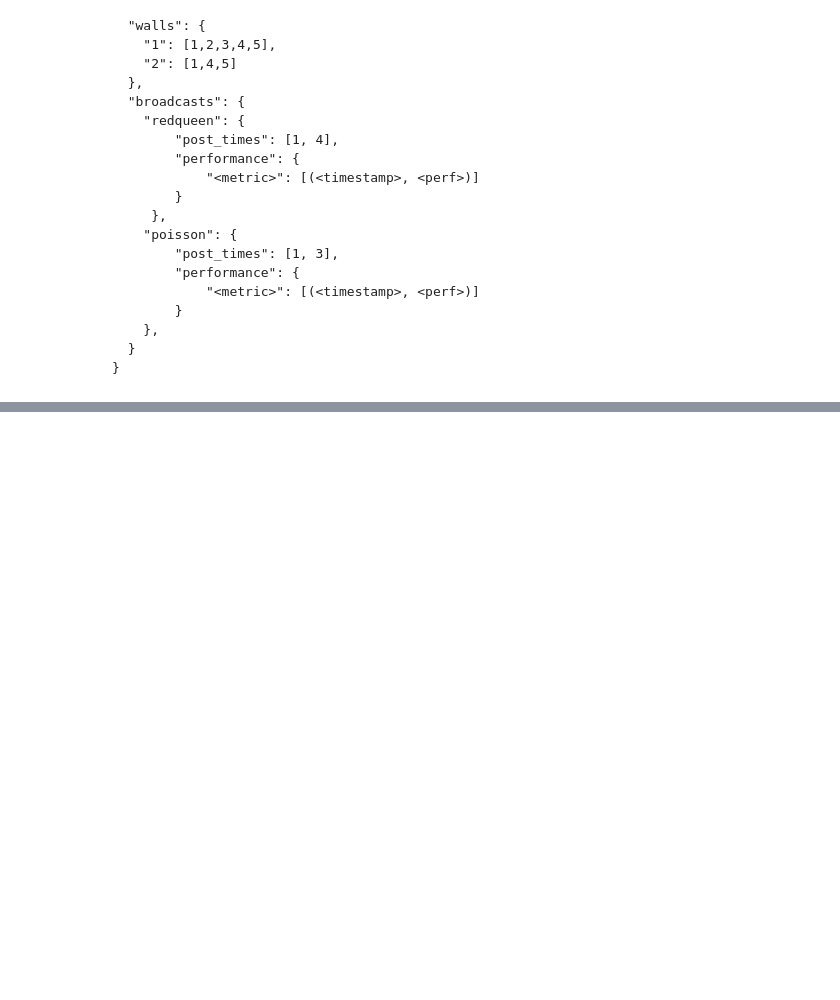
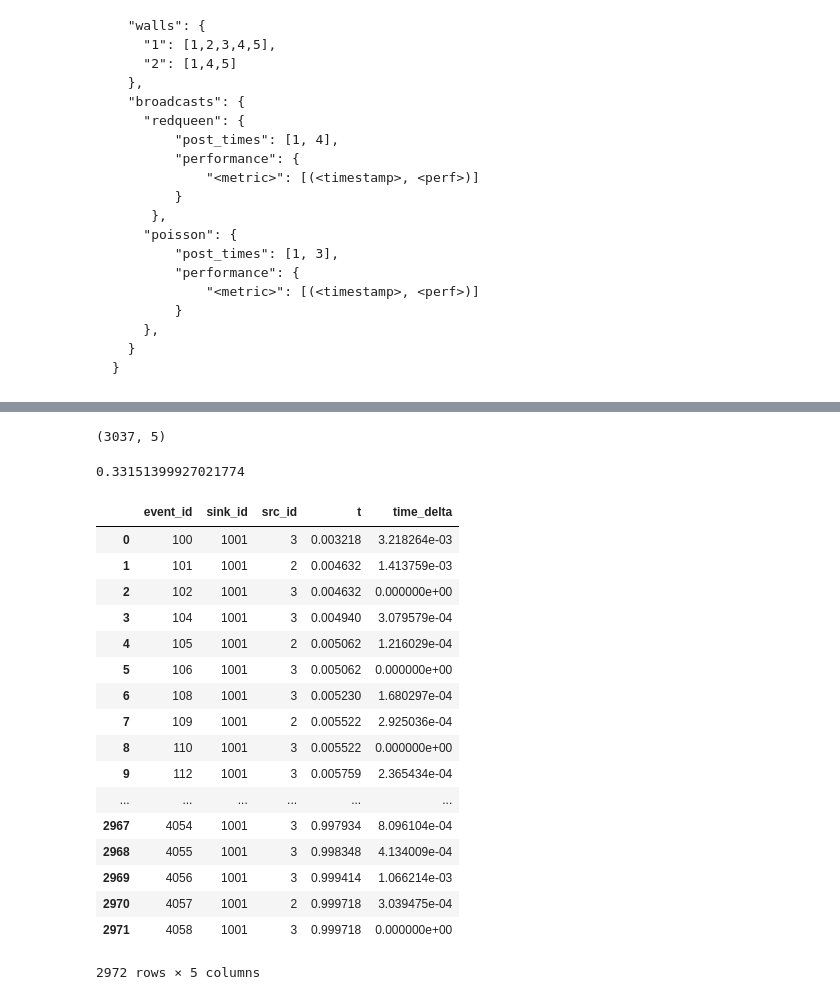
Before and after one commit to Networks-Learning/RedQueen, a Jupyter notebook: RedQueen-demo.ipynb, the cells around one changed output, grey strips where cells are left out. Cells and saved outputs as stored; diff of their text form; code cells hidden in the pictures; blank space fills up the shorter version.

```diff
--- a/RedQueen-demo.ipynb
+++ b/RedQueen-demo.ipynb
@@ -227,0 +260,27 @@ with open('data/example1.json', 'w') as f:
+# %%
+
+
+world_seed=42; world_rate=1000.0
+sim_opts = OM.SimOpts(src_id=1,
+                       other_sources=[('Poisson2',
+                                       {'src_id': 2,
+                                        'seed': world_seed,
+                                        'rate': world_rate}),
+                                     ('Poisson2',
+                                       {'src_id': 3,
+                                        'seed': world_seed + 2,
+                                        'rate': 2*world_rate}),
+                                     ('Poisson2',
+                                       {'src_id': 4,
+                                        'seed': world_seed + 2,
+                                        'rate': world_rate})],
+                       end_time=1.0,
+                       sink_ids=[1001],
+                       q_vec=np.asarray([1.0]),
+                       s=1.0,
+                       edge_list=[(2, 1001), (3, 1001)])
+# %%
+mgr = sim_opts.create_manager_for_wall()
+# %%
+%%time
+mgr.run_dynamic()
@@ -227,0 +291,31 @@ with open('data/example1.json', 'w') as f:
+# %%
+df = mgr.get_state().get_dataframe()
+# %%
+df.shape
+# %% [output]
+(3037, 5)
+# %%
+U.time_in_top_k(df, src_id=2, K=1, end_time=sim_opts.end_time)
+# %% [output]
+0.33151399927021774
+# %%
+df
+# %% [output]
+|  | event_id | sink_id | src_id | t | time_delta |
+| 0 | 100 | 1001 | 3 | 0.003218 | 3.218264e-03 |
+| 1 | 101 | 1001 | 2 | 0.004632 | 1.413759e-03 |
+| 2 | 102 | 1001 | 3 | 0.004632 | 0.000000e+00 |
+| 3 | 104 | 1001 | 3 | 0.004940 | 3.079579e-04 |
+| 4 | 105 | 1001 | 2 | 0.005062 | 1.216029e-04 |
+| 5 | 106 | 1001 | 3 | 0.005062 | 0.000000e+00 |
+| 6 | 108 | 1001 | 3 | 0.005230 | 1.680297e-04 |
+| 7 | 109 | 1001 | 2 | 0.005522 | 2.925036e-04 |
+| 8 | 110 | 1001 | 3 | 0.005522 | 0.000000e+00 |
+| 9 | 112 | 1001 | 3 | 0.005759 | 2.365434e-04 |
+| ... | ... | ... | ... | ... | ... |
+| 2967 | 4054 | 1001 | 3 | 0.997934 | 8.096104e-04 |
+| 2968 | 4055 | 1001 | 3 | 0.998348 | 4.134009e-04 |
+| 2969 | 4056 | 1001 | 3 | 0.999414 | 1.066214e-03 |
+| 2970 | 4057 | 1001 | 2 | 0.999718 | 3.039475e-04 |
+| 2971 | 4058 | 1001 | 3 | 0.999718 | 0.000000e+00 |
+2972 rows × 5 columns
```
Also changed, not shown: parts of 16 cells of this notebook, 1 other file.
